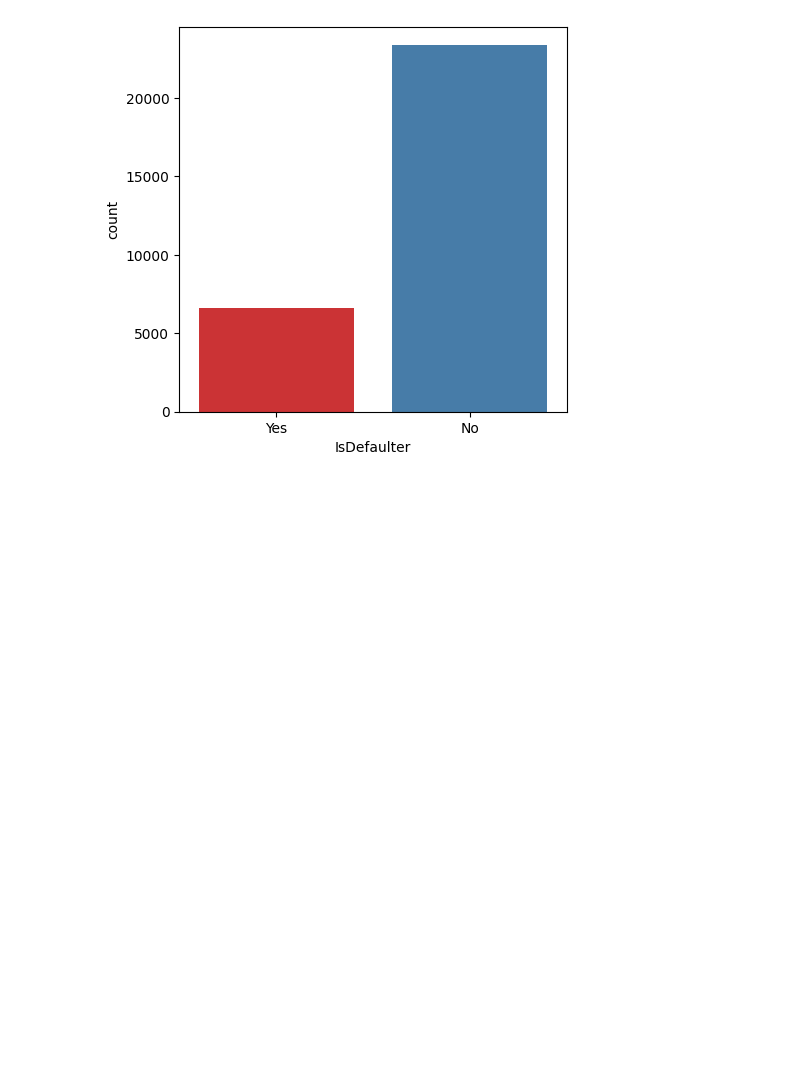
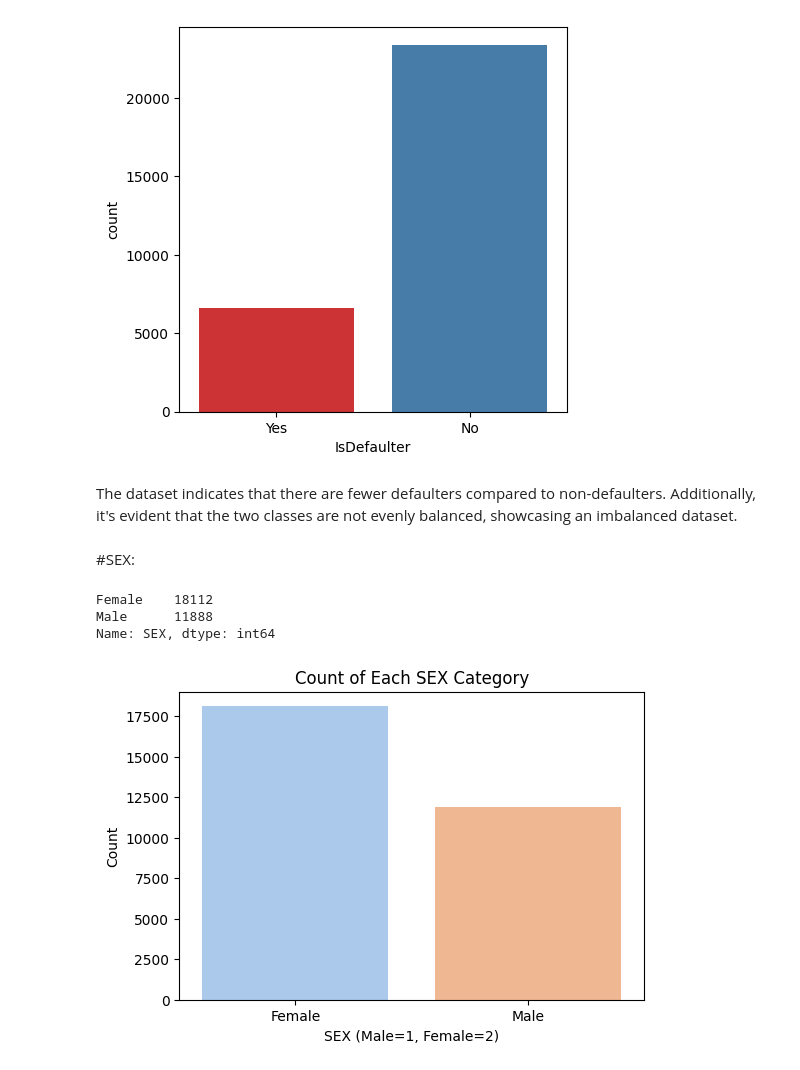
Before and after one commit to kumarsinghashu/Credit-Card-Default-Prediction, a Jupyter notebook: Credit_Card_Default_Prediction.ipynb, the cells around one changed output. Cells and saved outputs as stored; diff of their text form; code cells hidden in the pictures; blank space fills up the shorter version.

```diff
--- a/Credit_Card_Default_Prediction.ipynb
+++ b/Credit_Card_Default_Prediction.ipynb
@@ -347,3 +349,26 @@ sns.countplot(x = 'IsDefaulter', data = df, palette= "Set1")
 plt.show()
 # %% [output]
 [figure]
+# %% [markdown]
+<b/>The dataset indicates that there are fewer defaulters compared to non-defaulters. Additionally, it's evident that the two classes are not evenly balanced, showcasing an imbalanced dataset.</b>
+# %% [markdown]
+#<b/>SEX:</b>
+# %%
+#Checking value counts of SEX
+df['SEX'].value_counts()
+# %% [output]
+Female    18112
+Male      11888
+Name: SEX, dtype: int64
+# %%
+
+# Assuming 'df' is your DataFrame with a column named 'SEX'
+# Create a count plot using Seaborn
+plt.figure(figsize=(6, 4))
+sns.countplot(data=df, x='SEX', palette='pastel')
+plt.title('Count of Each SEX Category')
+plt.xlabel('SEX (Male=1, Female=2)')
+plt.ylabel('Count')
+plt.show()
+# %% [output]
+[figure, added]
```
Also changed, not shown: parts of 30 cells of this notebook.
